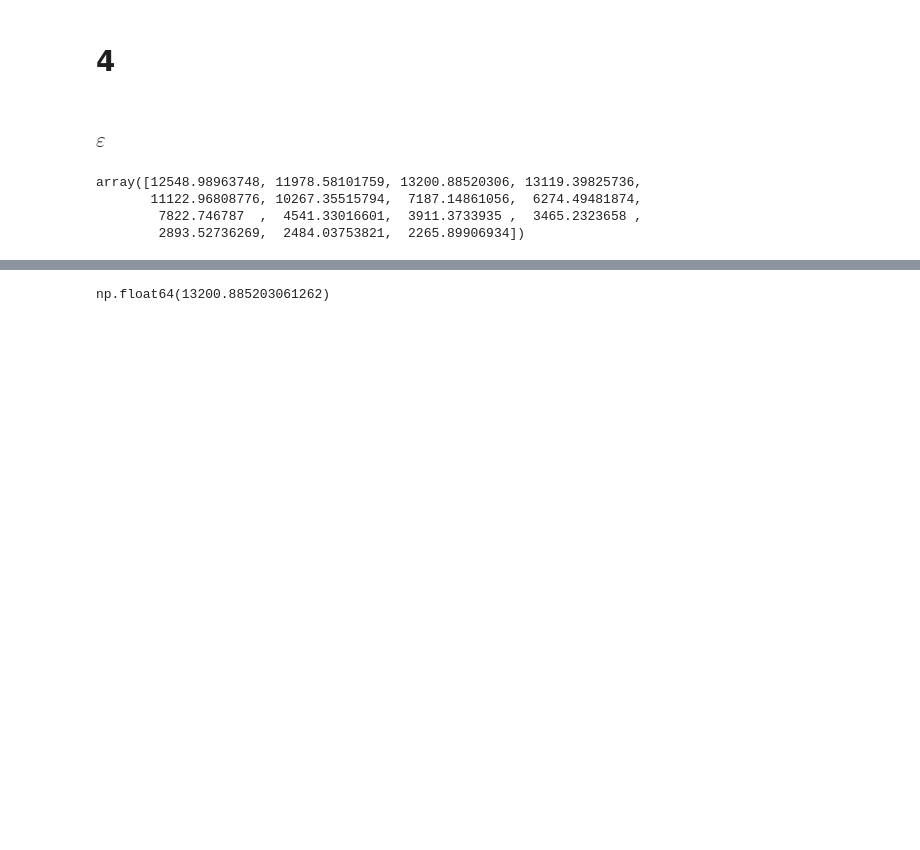
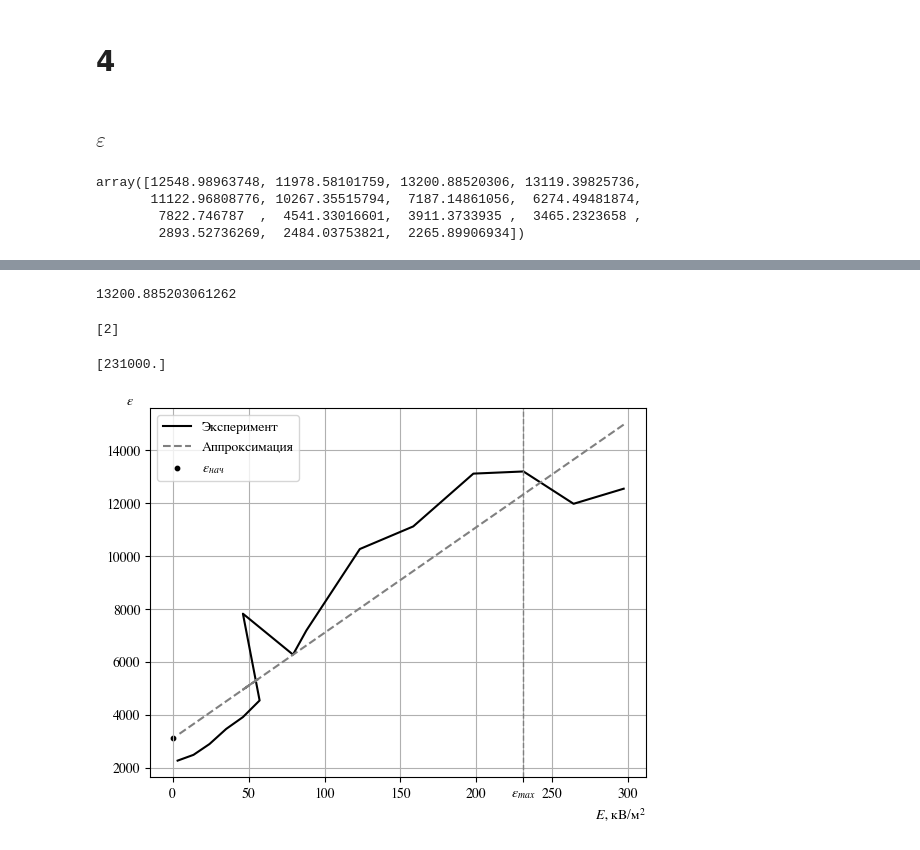
Before and after one commit to Hanqnero/ITMO_Physics2_Labs, a Jupyter notebook: reports/3.06/solution.ipynb, the cells around one changed output, grey strips where cells are left out. Saved outputs shown, nothing was run; the diff lists cells and outputs as text; code cells hidden in the pictures; blank space fills up the shorter version.

```diff
--- a/reports/3.06/solution.ipynb
+++ b/reports/3.06/solution.ipynb
@@ -262,5 +296,39 @@ ax.plot(table1E*1e-3, table1Epsilon, '-', linewidth=1.5, c='black')
 # %%
 task6EpsilonMax = max(table1Epsilon)
-task6EpsilonMax
+print(task6EpsilonMax)
 # %% [output]
-np.float64(13200.885203061262)
+13200.885203061262
+# %%
+EpsilonMaxIndex, = np.where(table1Epsilon == task6EpsilonMax)
+print(EpsilonMaxIndex)
+# %% [output]
+[2]
+# %%
+task6EMax = table1E[EpsilonMaxIndex]
+print(task6EMax)
+# %% [output]
+[231000.]
+# %%
+fig, ax
+
+xlim = ax.get_xlim()
+ylim = ax.get_ylim()
+
+
+ax.axvline(task6EMax*1e-3,
+    linestyle='--', linewidth=1, color='grey'
+)
+
+ax.set_xticks(np.concat([ax.get_xticks(), task6EMax*1e-3]))
+
+labels = ax.get_xticklabels()
+labels[-1] = r'$\varepsilon_{max}$'
+ax.set_xticklabels(labels)
+
+ax.set_xlim(xlim)
+ax.set_ylim(ylim)
+
+fig.savefig('tasks4-6fig.svg')
+fig
+# %% [output]
+[figure, added]
```
Also changed, not shown: parts of 8 cells of this notebook, 6 other files.
